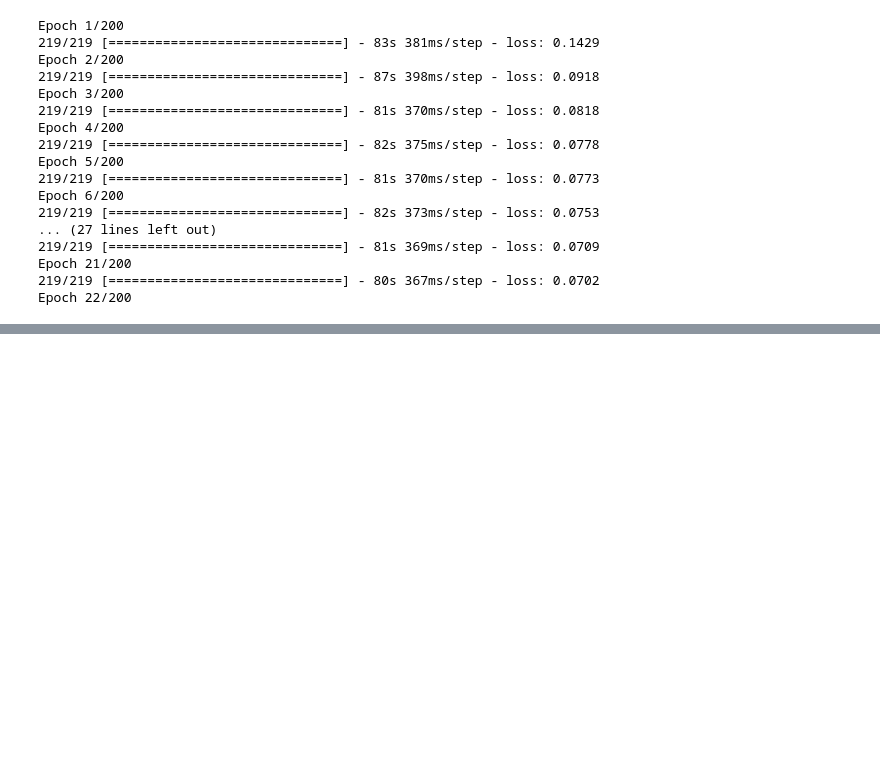
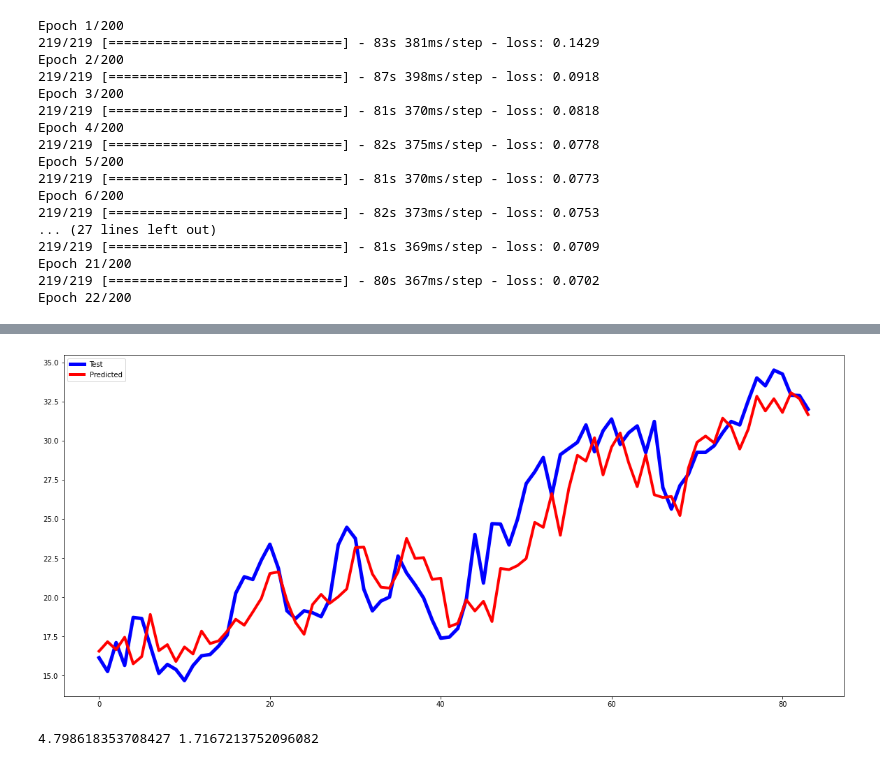
Before and after one commit to i-shitizkhanna/Time-Series-Forecasting, a Jupyter notebook: TimeSeries.ipynb, the cells around one changed output, grey strips where cells are left out. Drawn from its saved outputs; the diff is of its cells as text; code cells hidden in the pictures; blank space fills up the shorter version.

```diff
--- a/TimeSeries.ipynb
+++ b/TimeSeries.ipynb
@@ -333,0 +473,6 @@ print(f'{mse} {mae}')
+# %%
+X_test=np.array(X_test)
+Y_test=np.array(Y_test)
+
+print(X_test.shape)
+print(Y_test.shape)
@@ -333,0 +482,4 @@ print(f'{mse} {mae}')
+# %%
+preds=model1.predict(X_test)
+# %%
+preds=scaler.inverse_transform(preds)
@@ -333,0 +506,16 @@ print(f'{mse} {mae}')
+# %%
+Y_test_inv=scaler.inverse_transform(Y_test)
+# %%
+plt.figure(figsize=(20,9))
+plt.plot(Y_test_inv,'blue',linewidth=5)
+plt.plot(preds,'r',linewidth=4)
+plt.legend(('Test','Predicted'))
+plt.show()
+# %% [output]
+[figure, added]
+# %%
+mse=mean_squared_error(Y_test_inv,preds)
+mae=mean_absolute_error(Y_test_inv,preds)
+print(f'{mse} {mae}')
+# %% [output]
+4.798618353708427 1.7167213752096082
```
Also changed, not shown: parts of 16 cells of this notebook.
